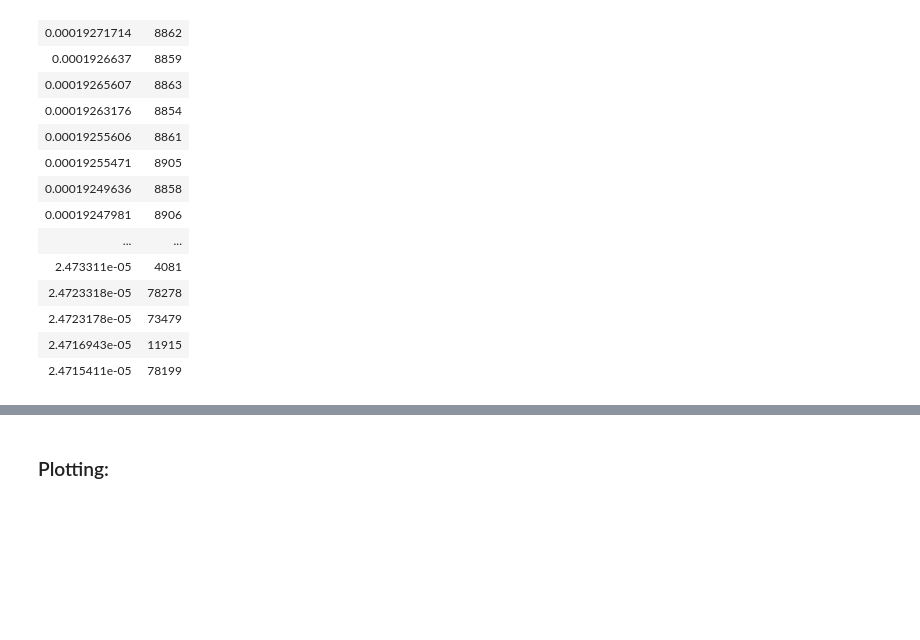
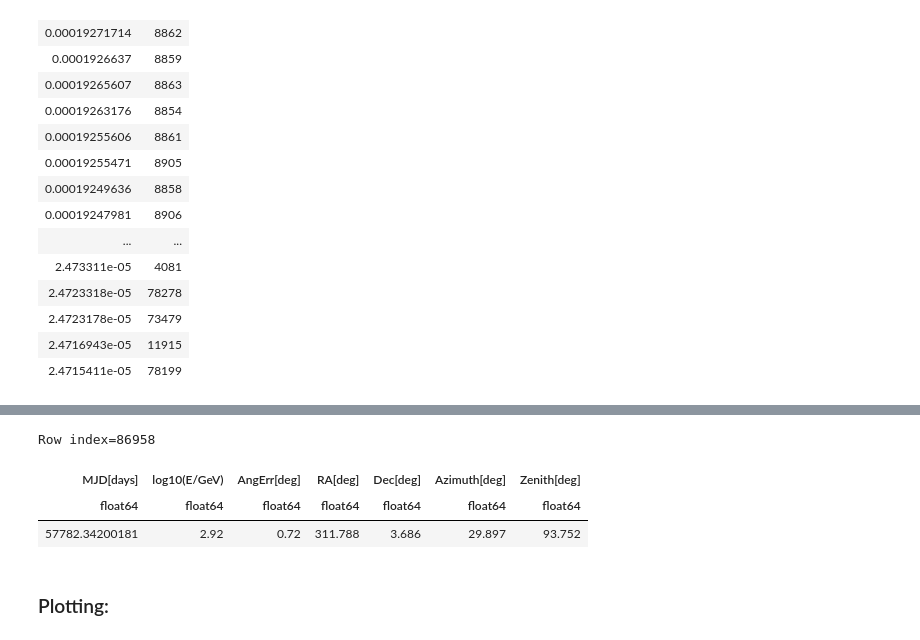
Before and after one commit to Amanda2212/MMA_Demos, a Jupyter notebook: jupyter_nbs/Localization_demo.ipynb, the cells around one changed output, grey strips where cells are left out. Drawn from its saved outputs; the diff is of its cells as text; code cells hidden in the pictures; blank space fills up the shorter version.

```diff
--- a/jupyter_nbs/Localization_demo.ipynb
+++ b/jupyter_nbs/Localization_demo.ipynb
@@ -284,3 +278,12 @@ No.    Name      Ver    Type      Cards   Dimensions   Format
+# %%
+n_data[86958] # neutrino closest in timing to GW170817
+# convert from MJD to UTC time
+# write to print all which is within +- 500 secs (~3-5)
+# %% [output]
+Row index=86958
+| MJD[days] | log10(E/GeV) | AngErr[deg] | RA[deg] | Dec[deg] | Azimuth[deg] | Zenith[deg] |
+| float64 | float64 | float64 | float64 | float64 | float64 | float64 |
+| 57782.34200181 | 2.92 | 0.72 | 311.788 | 3.686 | 29.897 | 93.752 |
 # %% [markdown]
 ### Plotting:
 # %%
```
Also changed, not shown: parts of 18 cells of this notebook, 3 other files.
